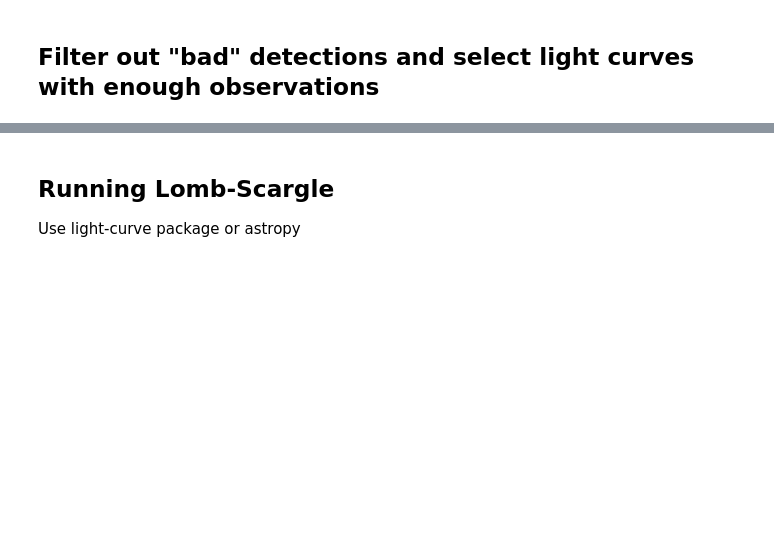
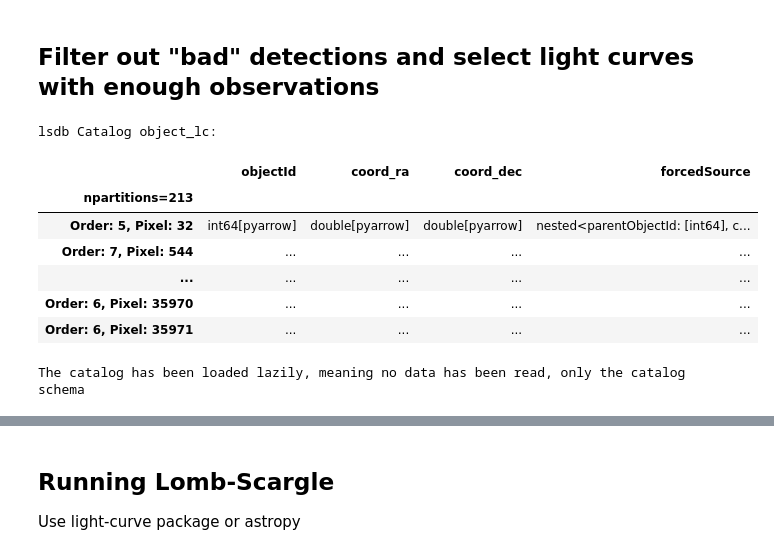
Before and after one commit to lsst-sitcom/linccf, a Jupyter notebook: comcam_rrlyrae/periodic.ipynb, the cells around one changed output, grey strips where cells are left out. Cells and saved outputs as stored; diff of their text form; code cells hidden in the pictures; blank space fills up the shorter version.

```diff
--- a/comcam_rrlyrae/periodic.ipynb
+++ b/comcam_rrlyrae/periodic.ipynb
@@ -55,0 +43,23 @@ comcam_src = hats_path / "forcedSource"
+# %%
+# Load the Forced Source + MJD Table
+release = 'w_2025_09'
+hats_path = Path("/sdf/data/rubin/shared/lsdb_commissioning/hats/") / release
+# list dir
+print(list(map(str, hats_path.iterdir())))
+
+comcam_obj = hats_path / "object_lc"
+
+obj = read_hats(
+    comcam_obj,
+    columns=["objectId", "coord_ra", "coord_dec", "forcedSource"],
+)
+
+def cast_nested(df, columns):
+    return df.assign(
+        **{
+            col: df[col].astype(NestedDtype.from_pandas_arrow_dtype(df.dtypes[col]))
+            for col in columns
+        },
+    )
+
+obj = obj.map_partitions(cast_nested, columns=["forcedSource"])
@@ -343,0 +156,28 @@ src_nested = src_nested.reduce(
+# %%
+# Pre-Processing
+
+
+# S/N >= 3
+obj = obj.dropna(subset="forcedSource.psfFlux").query(
+    "forcedSource.psfFlux > 5000 and forcedSource.psfFluxErr > 0"
+    " and ~forcedSource.psfFlux_flag"
+    " and ~forcedSource.pixelFlags_suspect"
+    " and ~forcedSource.pixelFlags_saturated"
+    " and ~forcedSource.pixelFlags_cr"
+    " and ~forcedSource.pixelFlags_bad"
+).dropna(subset="forcedSource")
+
+MIN_NOBS = 100
+MIN_NOBS_BAND = 25
+
+obj
+# %% [output]
+lsdb Catalog object_lc:
+|  | objectId | coord_ra | coord_dec | forcedSource |
+| npartitions=213 |  |  |  |  |
+| Order: 5, Pixel: 32 | int64[pyarrow] | double[pyarrow] | double[pyarrow] | nested<parentObjectId: [int64], c... |
+| Order: 7, Pixel: 544 | ... | ... | ... | ... |
+| ... | ... | ... | ... | ... |
+| Order: 6, Pixel: 35970 | ... | ... | ... | ... |
+| Order: 6, Pixel: 35971 | ... | ... | ... | ... |
+The catalog has been loaded lazily, meaning no data has been read, only the catalog schema
```
Also changed, not shown: parts of 25 cells of this notebook.
